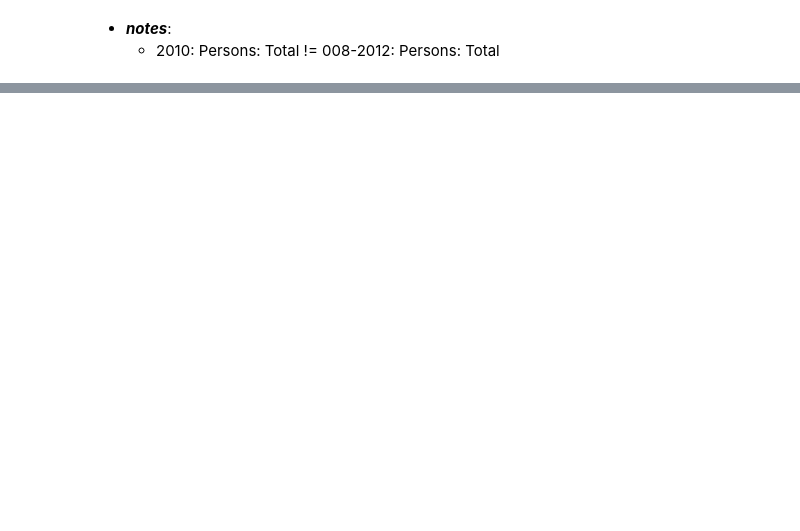
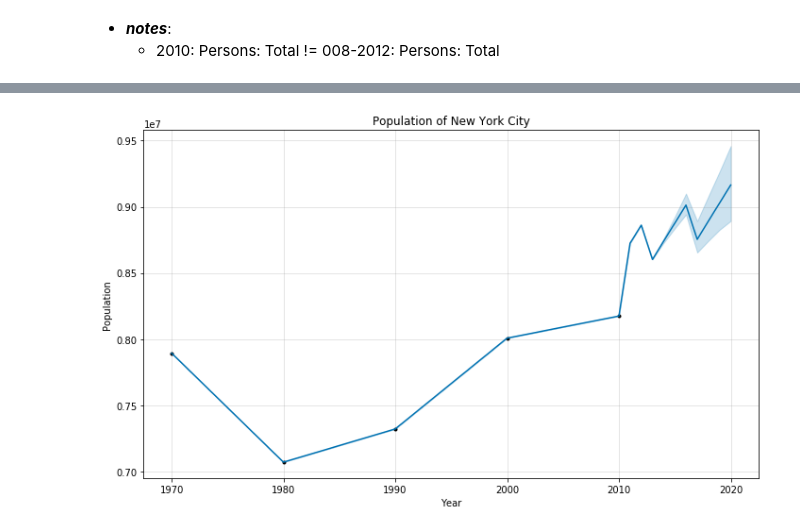
Before and after one commit to gumdropsteve/population_prophet, a Jupyter notebook: exploratory-data-analysis/timeseries/nhgis.ipynb, the cells around one changed output, grey strips where cells are left out. Drawn from its saved outputs; the diff is of its cells as text; code cells hidden in the pictures; blank space fills up the shorter version.

```diff
--- a/exploratory-data-analysis/timeseries/nhgis.ipynb
+++ b/exploratory-data-analysis/timeseries/nhgis.ipynb
@@ -464,0 +435,6 @@ def kmeans_by(dataframe,n_clusters=10,converted=False):
+# %%
+gm_prophet.plot(gm_forecast, xlabel = 'Year', ylabel = 'Population')
+
+plt.title('Population of New York City');
+# %% [output]
+[figure, added]
```
Also changed, not shown: parts of 28 cells of this notebook.
